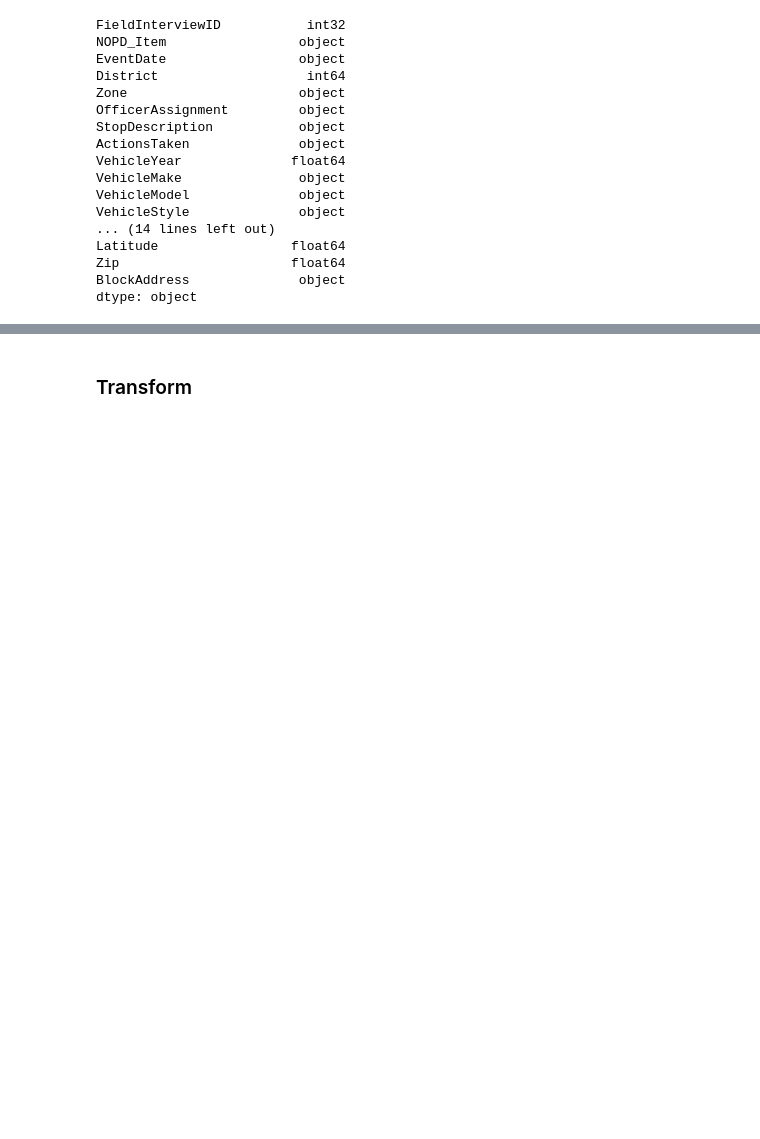
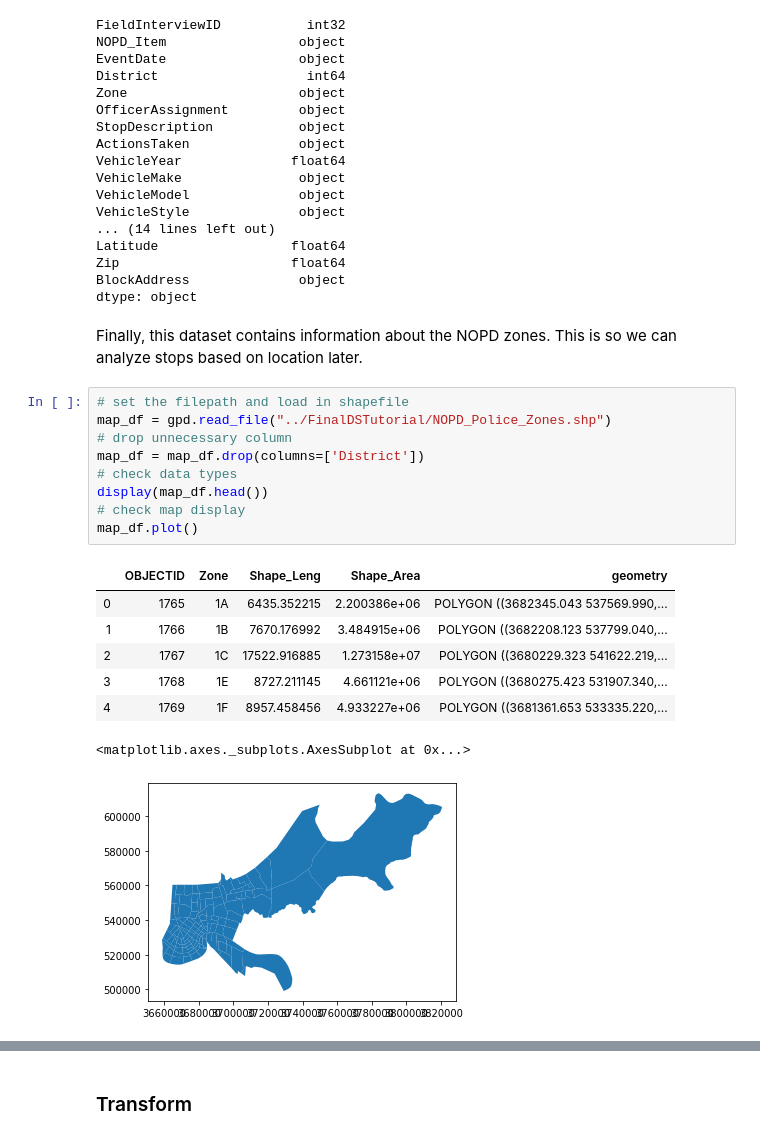
Before and after one commit to Icasas101/FinalDSTutorial, a Jupyter notebook: Final DS Tutorial.ipynb, the cells around one changed output, grey strips where cells are left out. Cells and saved outputs as stored; diff of their text form; blank space fills up the shorter version.

```diff
--- a/Final DS Tutorial.ipynb
+++ b/Final DS Tutorial.ipynb
@@ -173,3 +180,23 @@ Latitude                 float64
 Zip                      float64
 BlockAddress              object
 dtype: object
+# %% [markdown]
+Finally, this dataset contains information about the NOPD zones. This is so we can analyze stops based on location later.
+# %%
+# set the filepath and load in shapefile
+map_df = gpd.read_file("../FinalDSTutorial/NOPD_Police_Zones.shp")
+# drop unnecessary column
+map_df = map_df.drop(columns=['District'])
+# check data types
+display(map_df.head())
+# check map display
+map_df.plot()
+# %% [output]
+|  | OBJECTID | Zone | Shape_Leng | Shape_Area | geometry |
+| 0 | 1765 | 1A | 6435.352215 | 2.200386e+06 | POLYGON ((3682345.043 537569.990,... |
+| 1 | 1766 | 1B | 7670.176992 | 3.484915e+06 | POLYGON ((3682208.123 537799.040,... |
+| 2 | 1767 | 1C | 17522.916885 | 1.273158e+07 | POLYGON ((3680229.323 541622.219,... |
+| 3 | 1768 | 1E | 8727.211145 | 4.661121e+06 | POLYGON ((3680275.423 531907.340,... |
+| 4 | 1769 | 1F | 8957.458456 | 4.933227e+06 | POLYGON ((3681361.653 533335.220,... |
+<matplotlib.axes._subplots.AxesSubplot at 0x...>
+[figure, added]
```
Also changed, not shown: parts of 12 cells of this notebook, 6 other files.
